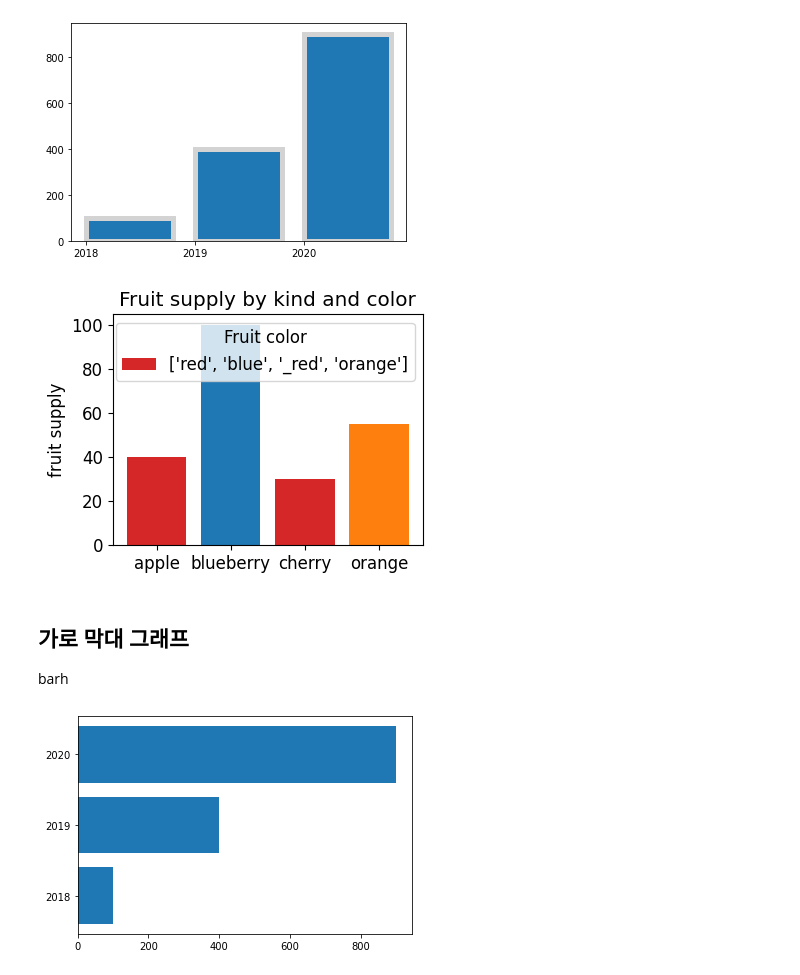
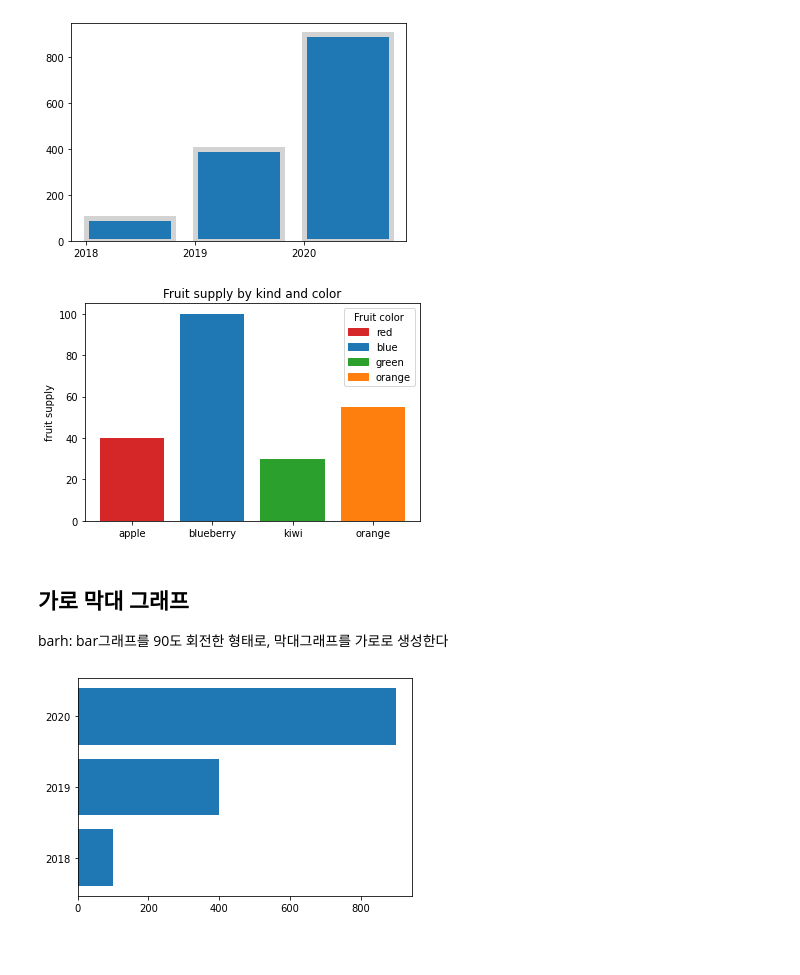
Before and after one commit to Adn-thkim/DA_School_1, a Jupyter notebook: study_notes/visualize_matplotlib.ipynb, the cells around one changed output. Saved outputs shown, nothing was run; the diff lists cells and outputs as text; code cells hidden in the pictures; blank space fills up the shorter version.

```diff
--- a/study_notes/visualize_matplotlib.ipynb
+++ b/study_notes/visualize_matplotlib.ipynb
@@ -467,27 +478,29 @@ plt.bar(x, values, align='edge', edgecolor='lightgray',
 plt.show()
 # %% [output]
 [figure]
-# %%
-fig, ax = plt.subplots()
-
-fruits = ['apple', 'blueberry', 'cherry', 'orange']
-counts = [40, 100, 30, 55]
-bar_labels = ['red', 'blue', '_red', 'orange']
-bar_colors = ['tab:red', 'tab:blue', 'tab:red', 'tab:orange']
-
-ax.bar(fruits, counts, label=bar_labels, color=bar_colors)
-
-ax.set_ylabel('fruit supply')
-ax.set_title('Fruit supply by kind and color')
-ax.legend(title='Fruit color')
-
-plt.show()
-# %% [output]
-[figure, removed]
+# %%
+fruits = ['apple', 'blueberry', 'kiwi', 'orange']
+counts = [40, 100, 30, 55]
+bar_labels = ['red', 'blue', 'green', 'orange']
+bar_colors = ['tab:red', 'tab:blue', 'tab:green', 'tab:orange']
+
+# bar_labels와 bar_colors는 같은 순서로 쌍을 이루도록 수정
+plt.bar(fruits, counts, color=bar_colors)
+
+plt.ylabel('fruit supply')
+plt.title('Fruit supply by kind and color')
+
+# 각각의 bar에 해당하는 색상과 레이블을 범례에 추가
+handles = [plt.Rectangle((0,0),1,1, color=color) for color in bar_colors]
+plt.legend(handles, bar_labels, title='Fruit color')
+
+plt.show()
+# %% [output]
+[figure, added]
 # %% [markdown]
 ## 가로 막대 그래프
 
-barh
+barh: bar그래프를 90도 회전한 형태로, 막대그래프를 가로로 생성한다
 # %%
 y = [0, 1, 2]
 years = ['2018', '2019', '2020']
```
Also changed, not shown: parts of 27 cells of this notebook.
